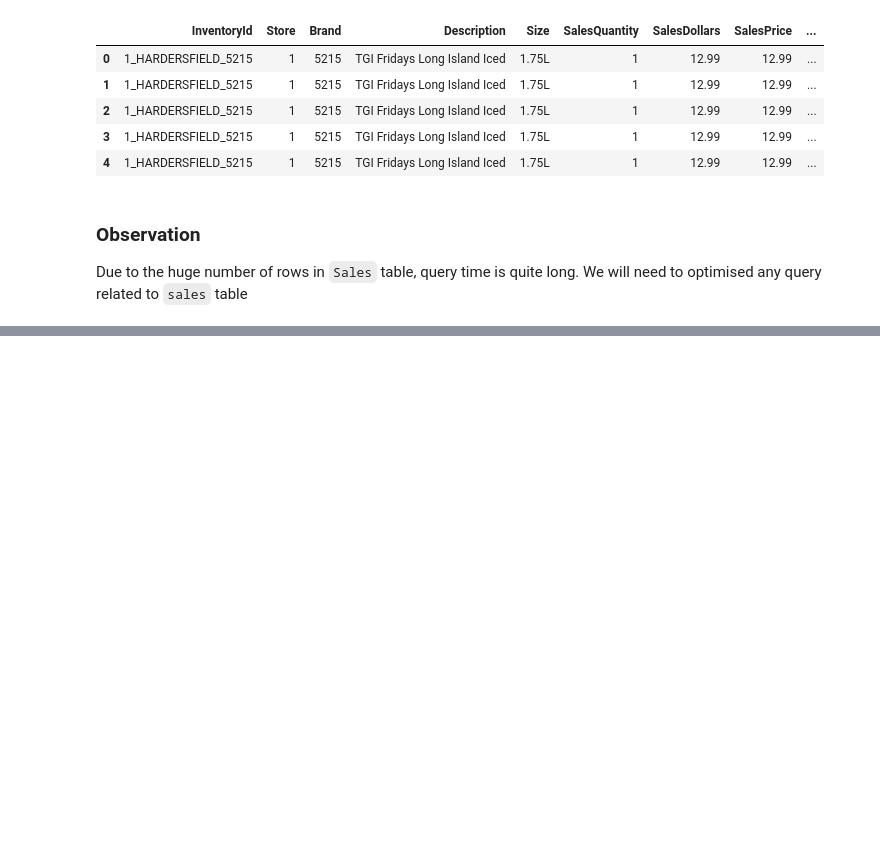
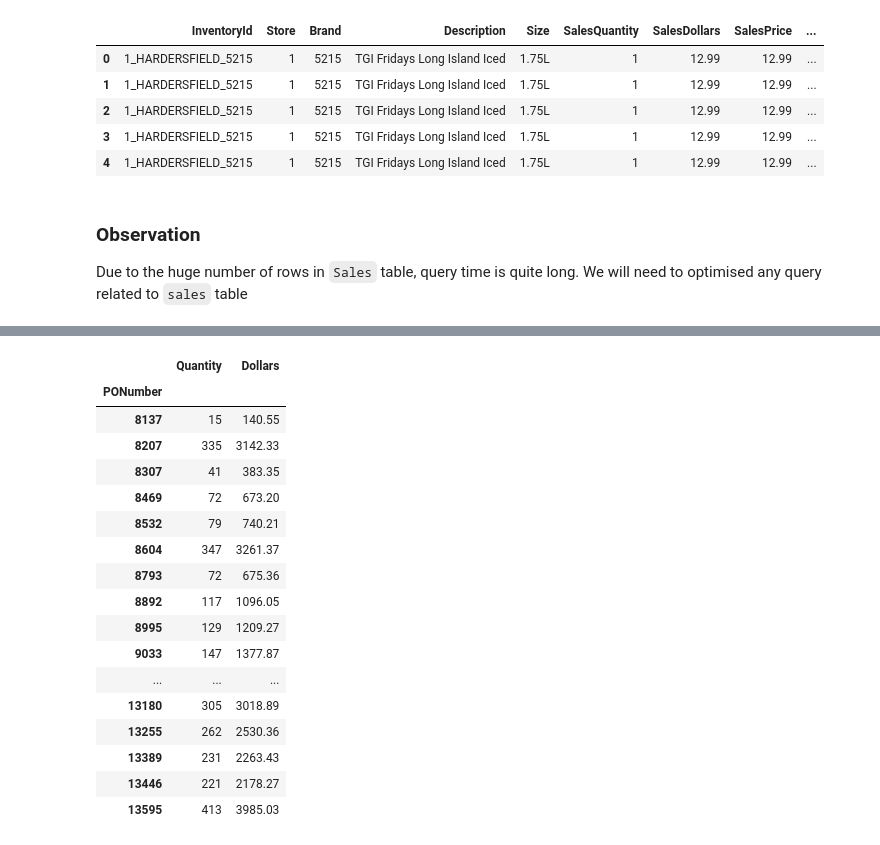
Before and after one commit to shima-maleki/Vendor_Performance_Analysis, a Jupyter notebook: notebooks/02_exploratory_analysis.ipynb, the cells around one changed output, grey strips where cells are left out. Saved outputs shown, nothing was run; the diff lists cells and outputs as text; code cells hidden in the pictures; blank space fills up the shorter version.

```diff
--- a/notebooks/02_exploratory_analysis.ipynb
+++ b/notebooks/02_exploratory_analysis.ipynb
@@ -101,7 +97,8 @@ vendor_no = 4466
 # %% [markdown]
 ### Puchases Table
 # %%
-purchases = pd.read_sql(f"select * from purchases where VendorNumber = {vendor_no}",engine)
+query = text('SELECT * FROM my_schema.purchases WHERE "VendorNumber" = :vendor_no')
+purchases = pd.read_sql(query, con=engine, params={"vendor_no": vendor_no})
 # %%
 purchases.head()
 # %% [output]
@@ -153,0 +171,21 @@ Due to the huge number of rows in `Sales` table, query time is quite long. We wi
+# %%
+purchases.groupby(["PONumber"])[["Quantity","Dollars"]].sum()
+# %% [output]
+|  | Quantity | Dollars |
+| PONumber |  |  |
+| 8137 | 15 | 140.55 |
+| 8207 | 335 | 3142.33 |
+| 8307 | 41 | 383.35 |
+| 8469 | 72 | 673.20 |
+| 8532 | 79 | 740.21 |
+| 8604 | 347 | 3261.37 |
+| 8793 | 72 | 675.36 |
+| 8892 | 117 | 1096.05 |
+| 8995 | 129 | 1209.27 |
+| 9033 | 147 | 1377.87 |
+| ... | ... | ... |
+| 13180 | 305 | 3018.89 |
+| 13255 | 262 | 2530.36 |
+| 13389 | 231 | 2263.43 |
+| 13446 | 221 | 2178.27 |
+| 13595 | 413 | 3985.03 |
```
Also changed, not shown: parts of 28 cells of this notebook, 6 other files.
